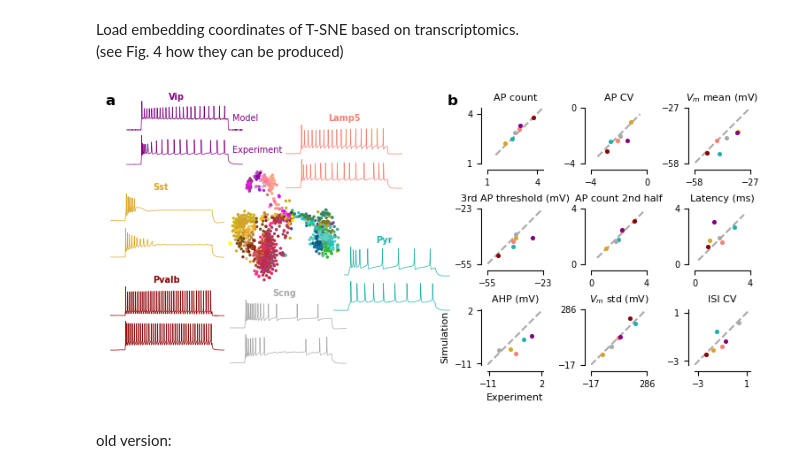
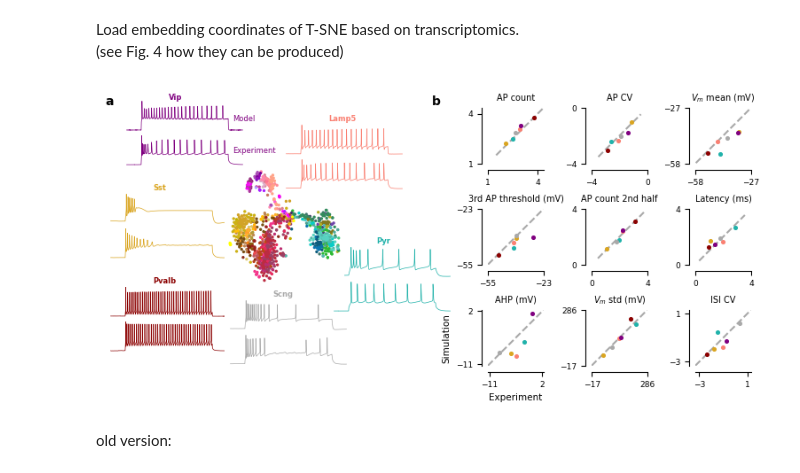
Before and after one commit to berenslab/hh_sbi, a Jupyter notebook: figures/figure_2.ipynb, the cells around one changed output. Drawn from its saved outputs; the diff is of its cells as text; code cells hidden in the pictures.

```diff
--- a/figures/figure_2.ipynb
+++ b/figures/figure_2.ipynb
@@ -526,41 +526,41 @@ for i, ax in enumerate(np.array(ax_features).reshape(-1)):
         )
     )
     ax.set_xticks(
         [
             round(xos[:, features_to_show[i]].min() - 1.1 * std),
             round(xos[:, features_to_show[i]].max() + 1.1 * std),
         ]
     )
     ax.set_yticks(
         [
             round(xos[:, features_to_show[i]].min() - 1.1 * std),
             round(xos[:, features_to_show[i]].max() + 1.1 * std),
         ]
     )
     if i == 0:
-        ax.set_xlabel("Experiment", fontsize=8)
-        ax.set_ylabel("Simulation", fontsize=8)
-    ax.tick_params(which="both", labelsize=7)
-    ax.set_title(ephys_features_w_units[features_to_show[i]], fontsize=8)
+        ax.set_xlabel("Experiment", fontsize=7.5)
+        ax.set_ylabel("Simulation", fontsize=7.5)
+    ax.tick_params(which="both", labelsize=6.5)
+    ax.set_title(ephys_features_w_units[features_to_show[i]], fontsize=7)
     adjust_spines(ax, ["left", "bottom"])
     sns.despine(ax=ax)
 
-fs = 7
+fs = 6
 fig.text(0.16, 0.92, "Model", fontsize=fs, color="purple")
 fig.text(0.16, 0.8, "Experiment", fontsize=fs, color="purple")
 fig.text(0.06, 0.31, "Pvalb", fontsize=fs, color="darkred", fontweight="bold")
 fig.text(0.28, 0.92, "Lamp5", fontsize=fs, color="salmon", fontweight="bold")
 fig.text(0.06, 0.66, "Sst", fontsize=fs, color="goldenrod", fontweight="bold")
 fig.text(0.08, 1, "Vip", fontsize=fs, color="purple", fontweight="bold")
 fig.text(0.34, 0.46, "Pyr", fontsize=fs, color="lightseagreen", fontweight="bold")
 fig.text(0.21, 0.26, "Scng", fontsize=fs, color="darkgrey", fontweight="bold")
-fig.text(0, 0.98, "a", fontsize=12, color="k", fontweight="bold")
-fig.text(0.43, 0.98, "b", fontsize=12, color="k", fontweight="bold")
+fig.text(0, 0.98, "a", fontsize=10, color="k", fontweight="bold")
+fig.text(0.41, 0.98, "b", fontsize=10, color="k", fontweight="bold")
 
 plt.savefig("figure_2.pdf", bbox_inches="tight", pad_inches=0)
 plt.savefig("figure_2.png", bbox_inches="tight", pad_inches=0)
 # %% [output]
-[figure, old version]
+[figure, new version]
 # %% [markdown]
 old version:
 # %%
```
Also changed, not shown: parts of 1 cell of this notebook, 15 other files.
